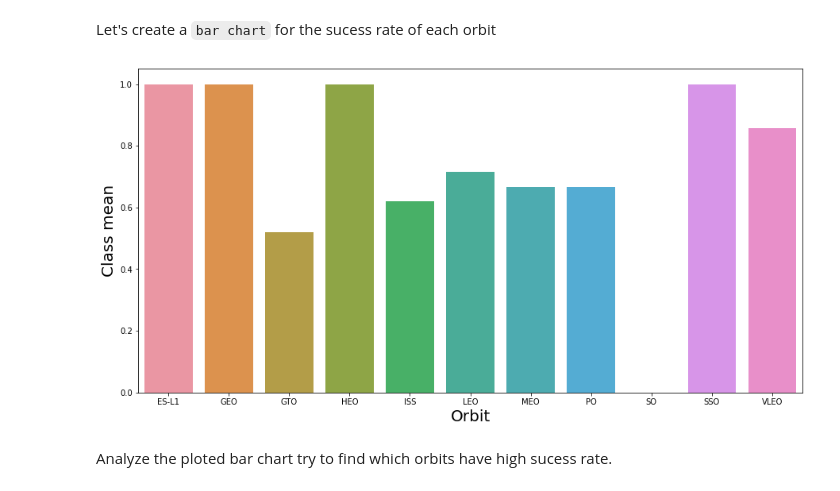
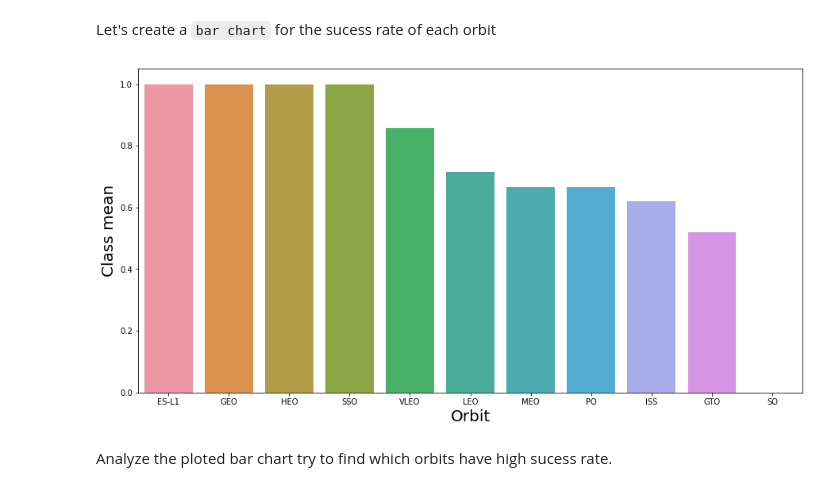
Before and after one commit to ClaudioLutz/IBM-Data-Science-and-Machine-Learning-Capstone-Project, a Jupyter notebook: jupyter-labs-eda-dataviz.ipynb, the cells around one changed output. Drawn from its saved outputs; the diff is of its cells as text; code cells hidden in the pictures.

```diff
--- a/jupyter-labs-eda-dataviz.ipynb
+++ b/jupyter-labs-eda-dataviz.ipynb
@@ -116,15 +116,15 @@ Next, we want to visually check if there are any relationship between success ra
 Let's create a `bar chart` for the sucess rate of each orbit
 # %%
 # HINT use groupby method on Orbit column and get the mean of Class column
-g_o_c_m = df.groupby("Orbit")["Class"].mean().reset_index()
+g_o_c_m = df.groupby("Orbit")["Class"].mean().sort_values(ascending=False).reset_index()
 plt.figure(figsize=(15,7.5))
 sns.barplot(data=g_o_c_m, x="Orbit", y="Class")
 plt.xlabel("Orbit",fontsize=20)
 plt.ylabel("Class mean",fontsize=20)
 plt.show()
 #g_o_c_m.head()
 # %% [output]
-[figure, old version]
+[figure, new version]
 # %% [markdown]
 Analyze the ploted bar chart try to find which orbits have high sucess rate.
 # %% [markdown]
```
Also changed, not shown: parts of 2 cells of this notebook.
